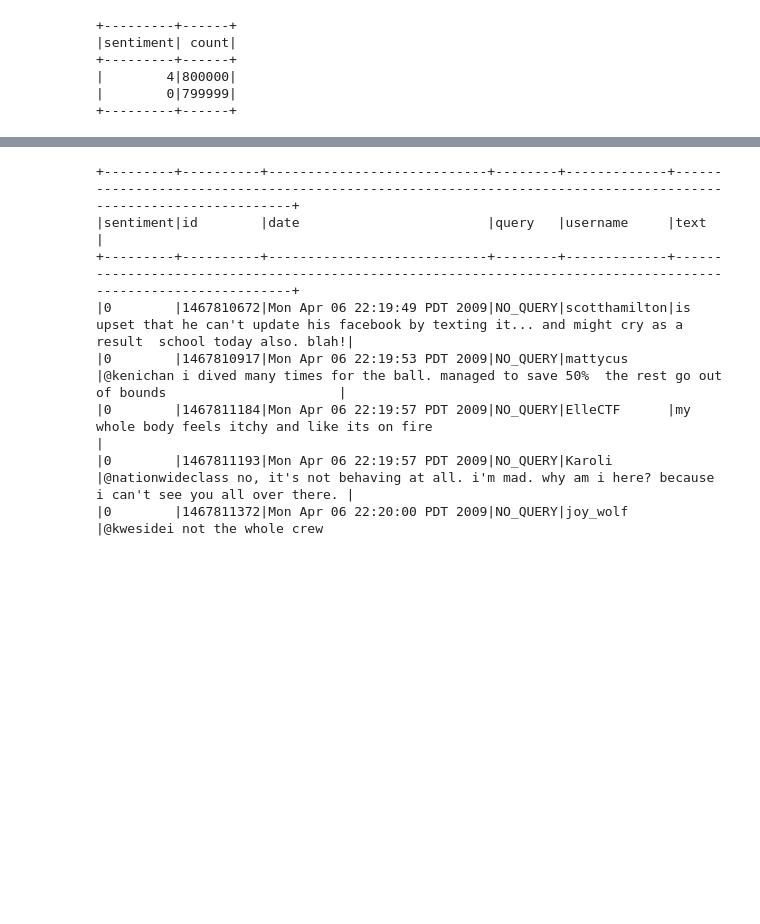
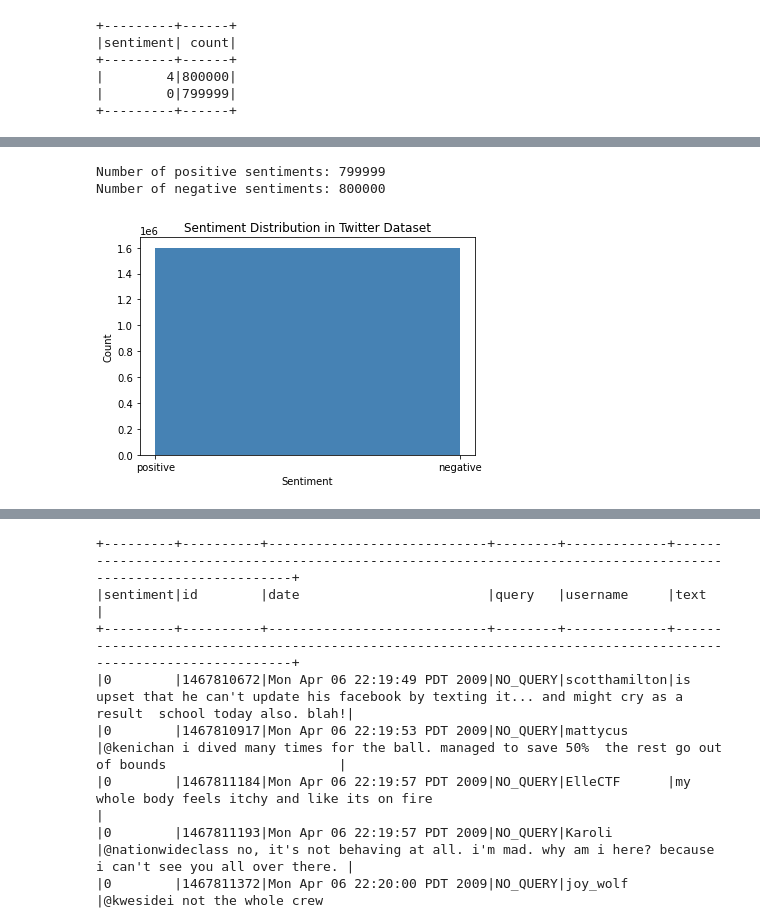
Before and after one commit to rasikaghadge/dsbda-min-project, a Jupyter notebook: sentiment_Analysis.ipynb, the cells around one changed output, grey strips where cells are left out. Cells and saved outputs as stored; diff of their text form; code cells hidden in the pictures; blank space fills up the shorter version.

Commit message:
Visualization - histogram and WordCloud

```diff
--- a/sentiment_Analysis.ipynb
+++ b/sentiment_Analysis.ipynb
@@ -93,0 +86,37 @@ display(df2)
+# %%
+# Count the number of positive sentiment scores (0) in the dataset
+num_pos_sentiments = df2.filter(df2['sentiment'] == 0).count()
+
+# Count the number of negative sentiment scores (4) in the dataset
+num_neg_sentiments = df2.filter(df2['sentiment'] == 4).count()
+
+# Print the counts
+print('Number of positive sentiments:', num_pos_sentiments)
+print('Number of negative sentiments:', num_neg_sentiments)
+# %% [output]
+Number of positive sentiments: 799999
+Number of negative sentiments: 800000
+# %%
+import matplotlib.pyplot as plt
+
+# Extract the 'sentiment' column as a list of values
+sentiment_values = df2.select('sentiment').rdd.flatMap(lambda x: x).collect()
+
+# Create a dictionary to map 0 to 'positive' and 4 to 'negative'
+sentiment_dict = {0: 'positive', 4: 'negative'}
+
+# Use list comprehension to map sentiment values to 'positive' or 'negative'
+sentiment_labels = [sentiment_dict[sentiment] for sentiment in sentiment_values]
+
+# Plot a histogram of the sentiment values with two bins, one for each label
+plt.hist(sentiment_labels, bins=['positive', 'negative'], color='steelblue')
+
+# Add x-axis and y-axis labels and a title
+plt.xlabel('Sentiment')
+plt.ylabel('Count')
+plt.title('Sentiment Distribution in Twitter Dataset')
+
+# Show the histogram
+plt.show()
+# %% [output]
+[figure, added]
```
Also changed, not shown: parts of 26 cells of this notebook.
